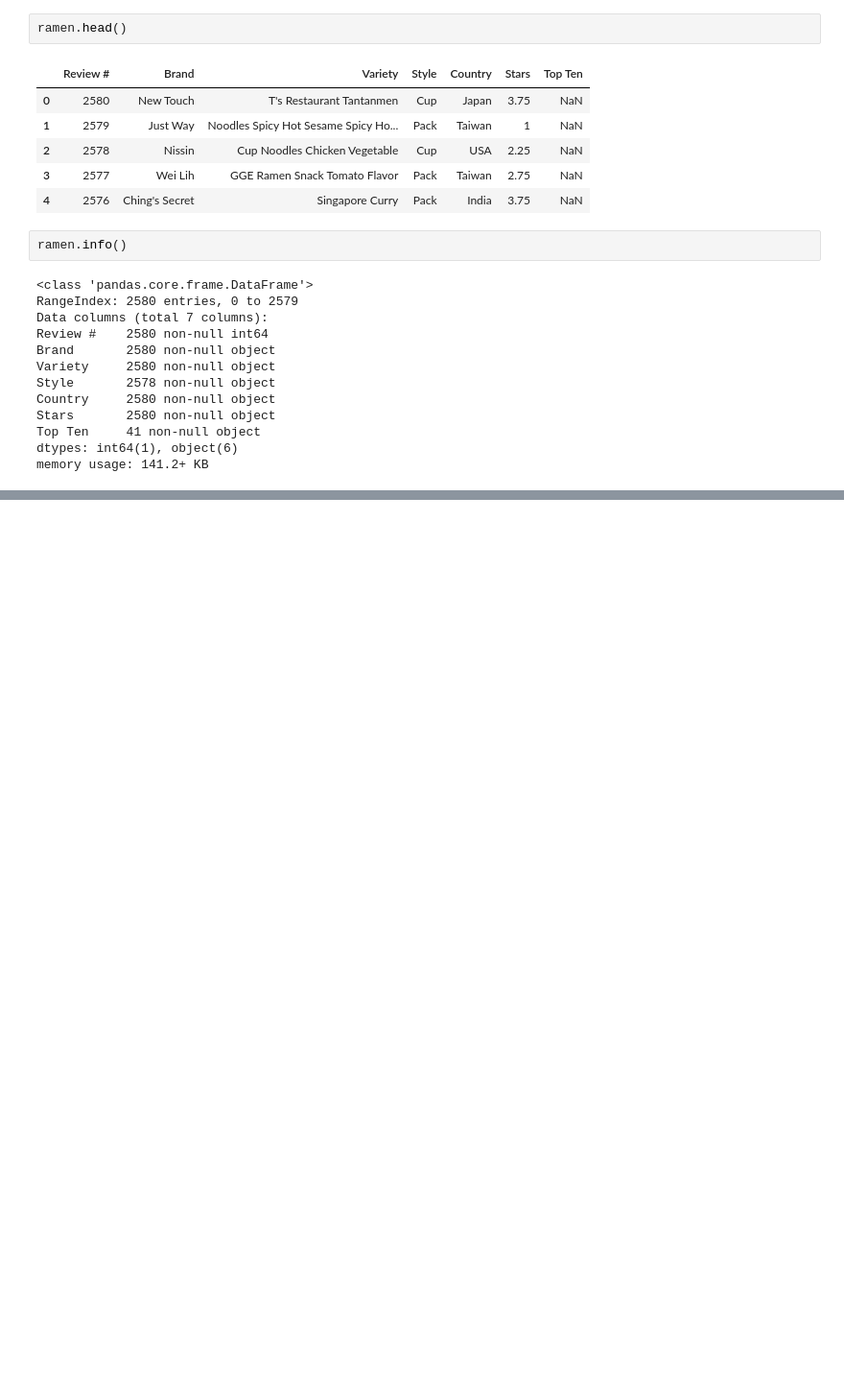
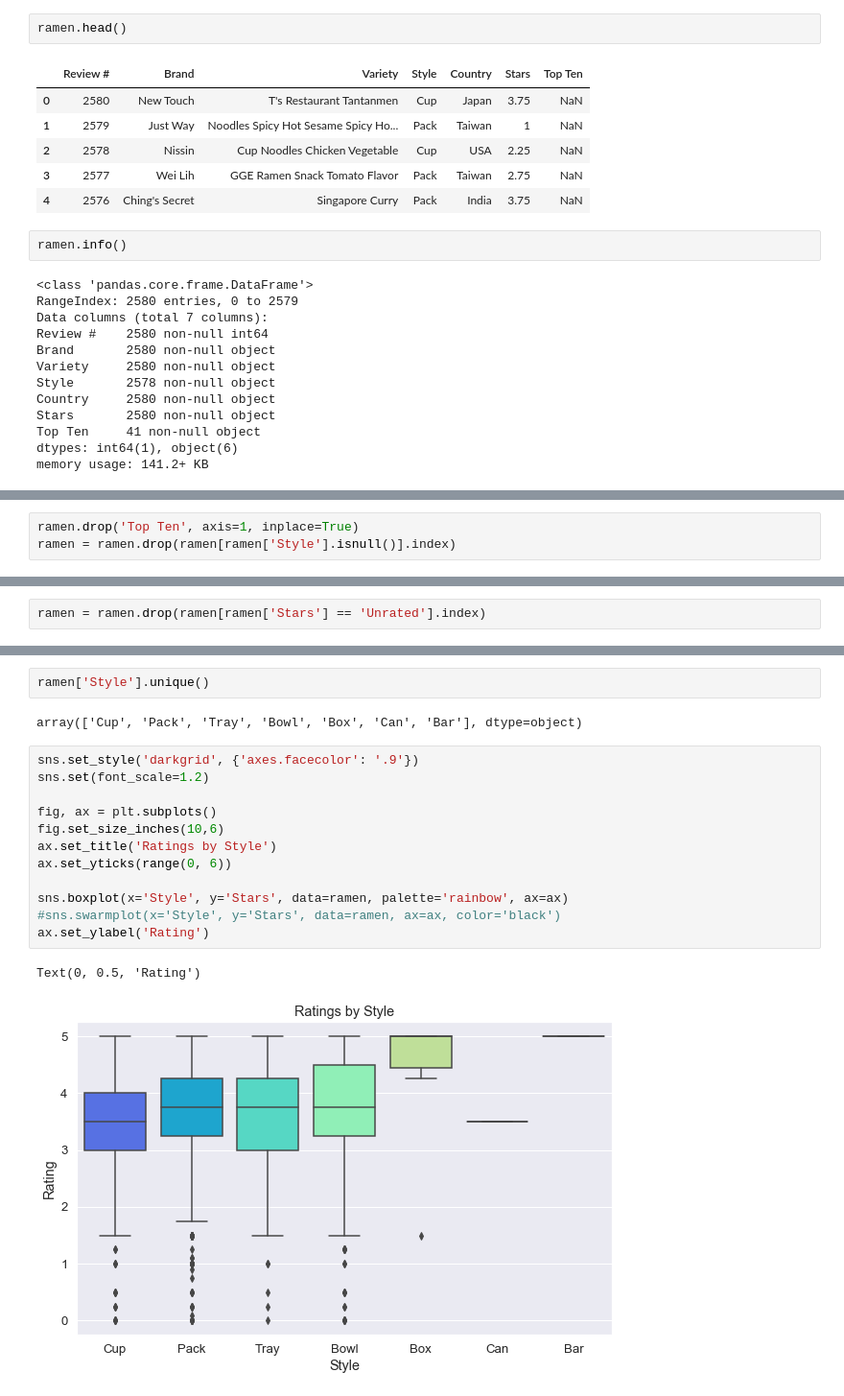
Before and after one commit to tahashahab/Practice, a Jupyter notebook: ramen.ipynb, the cells around one changed output, grey strips where cells are left out. Shown at 96% size. Saved outputs shown, nothing was run; the diff lists cells and outputs as text; blank space fills up the shorter version.

```diff
--- a/ramen.ipynb
+++ b/ramen.ipynb
@@ -33,0 +64,3 @@ memory usage: 141.2+ KB
+# %%
+ramen.drop('Top Ten', axis=1, inplace=True)
+ramen = ramen.drop(ramen[ramen['Style'].isnull()].index)
@@ -34,2 +78,4 @@ memory usage: 141.2+ KB
+# %%
+ramen = ramen.drop(ramen[ramen['Stars'] == 'Unrated'].index)
 # %%
 ramen['Stars'] = pd.to_numeric(ramen['Stars'])
@@ -41,0 +96,19 @@ ValueError: Neither the `x` nor `y` variable appears to be numeric.
+# %%
+ramen['Style'].unique()
+# %% [output]
+array(['Cup', 'Pack', 'Tray', 'Bowl', 'Box', 'Can', 'Bar'], dtype=object)
+# %%
+sns.set_style('darkgrid', {'axes.facecolor': '.9'})
+sns.set(font_scale=1.2)
+
+fig, ax = plt.subplots()
+fig.set_size_inches(10,6)
+ax.set_title('Ratings by Style')
+ax.set_yticks(range(0, 6))
+
+sns.boxplot(x='Style', y='Stars', data=ramen, palette='rainbow', ax=ax)
+#sns.swarmplot(x='Style', y='Stars', data=ramen, ax=ax, color='black')
+ax.set_ylabel('Rating')
+# %% [output]
+Text(0, 0.5, 'Rating')
+[figure, added]
```
Also changed, not shown: parts of 16 cells of this notebook, 1 other file.
